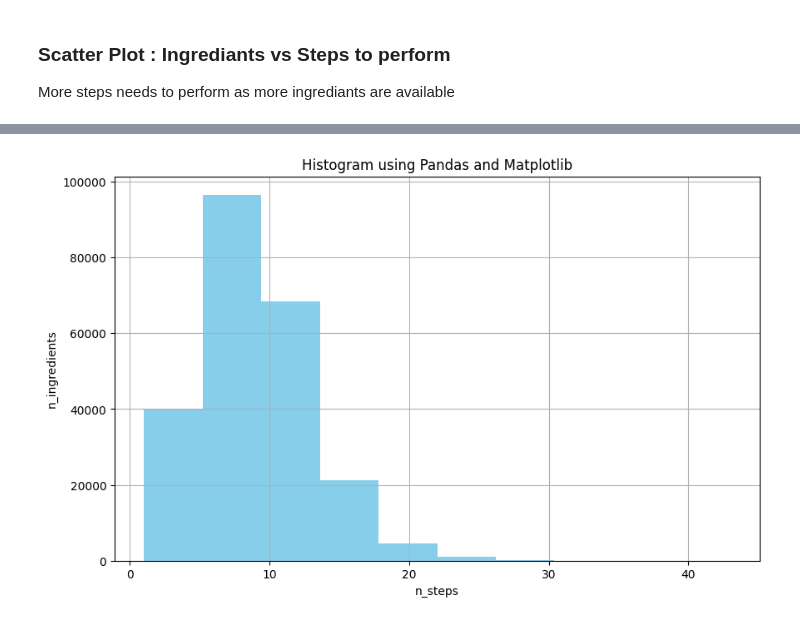
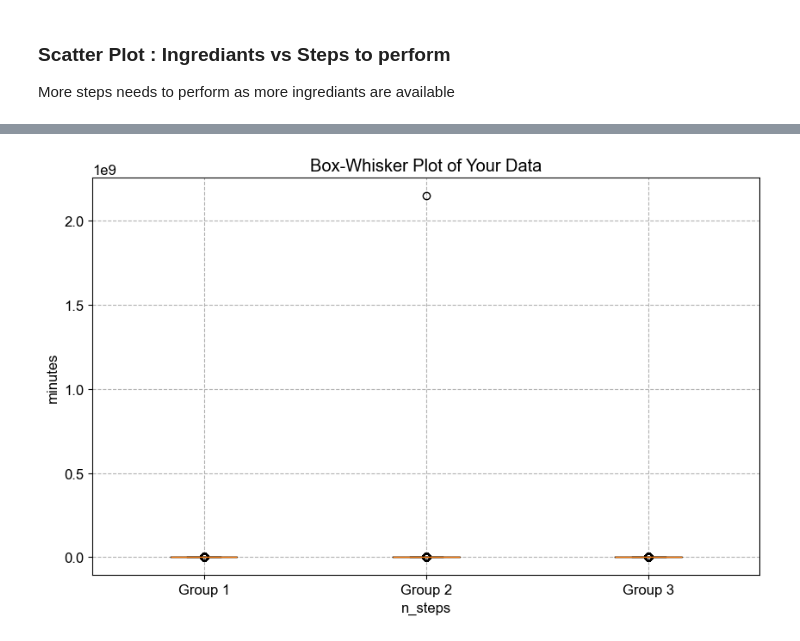
Before and after one commit to khushbunlad/PROG8431, a Jupyter notebook: Workshop2.ipynb, the cells around one changed output, grey strips where cells are left out. Saved outputs shown, nothing was run; the diff lists cells and outputs as text; code cells hidden in the pictures.

```diff
--- a/Workshop2.ipynb
+++ b/Workshop2.ipynb
@@ -164,18 +208,22 @@ plt.show()
 # %%
-# Load the dataset
 df = pd.read_csv('./Dataset/RAW_recipes.csv')
 
-# Create a histogram
+# Create the box plot
 plt.figure(figsize=(10, 6))
-plt.hist(df['n_ingredients'], color='skyblue')
+plt.boxplot([df['n_steps'], df['minutes'], df['n_ingredients']],
+            labels=['Group 1', 'Group 2', 'Group 3'])
 
-# Add title and labels
-plt.title('Histogram using Pandas and Matplotlib')
+# Customize the plot
+plt.title('Box-Whisker Plot of Your Data')
+plt.ylabel('minutes')
 plt.xlabel('n_steps')
-plt.ylabel('n_ingredients')
 plt.grid(True)
+
+
+# Add grid lines for better readability
+plt.grid(True, linestyle='--')
 
 # Show the plot
 plt.show()
 # %% [output]
-[figure, old version]
+[figure, new version]
```
Also changed, not shown: parts of 17 cells of this notebook.
